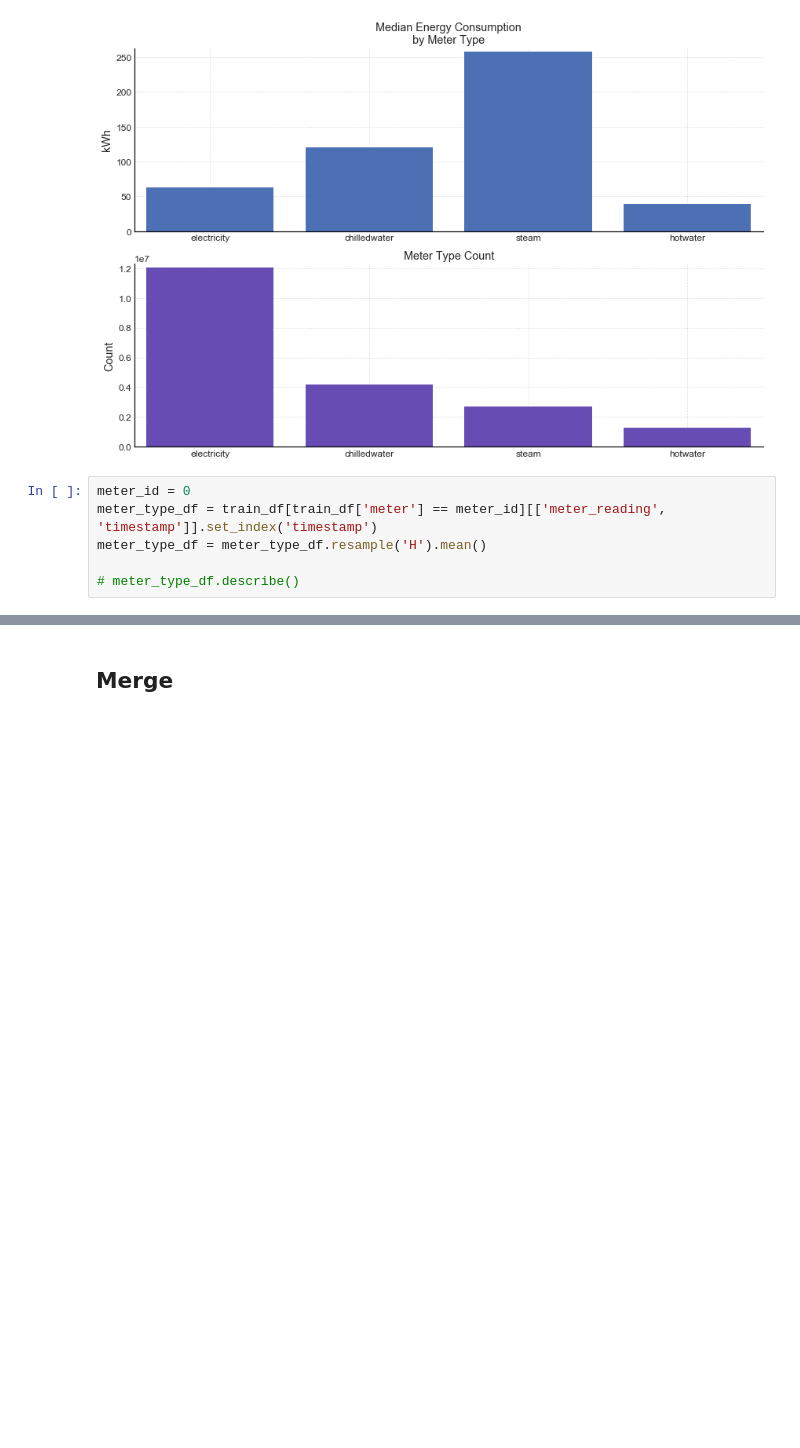
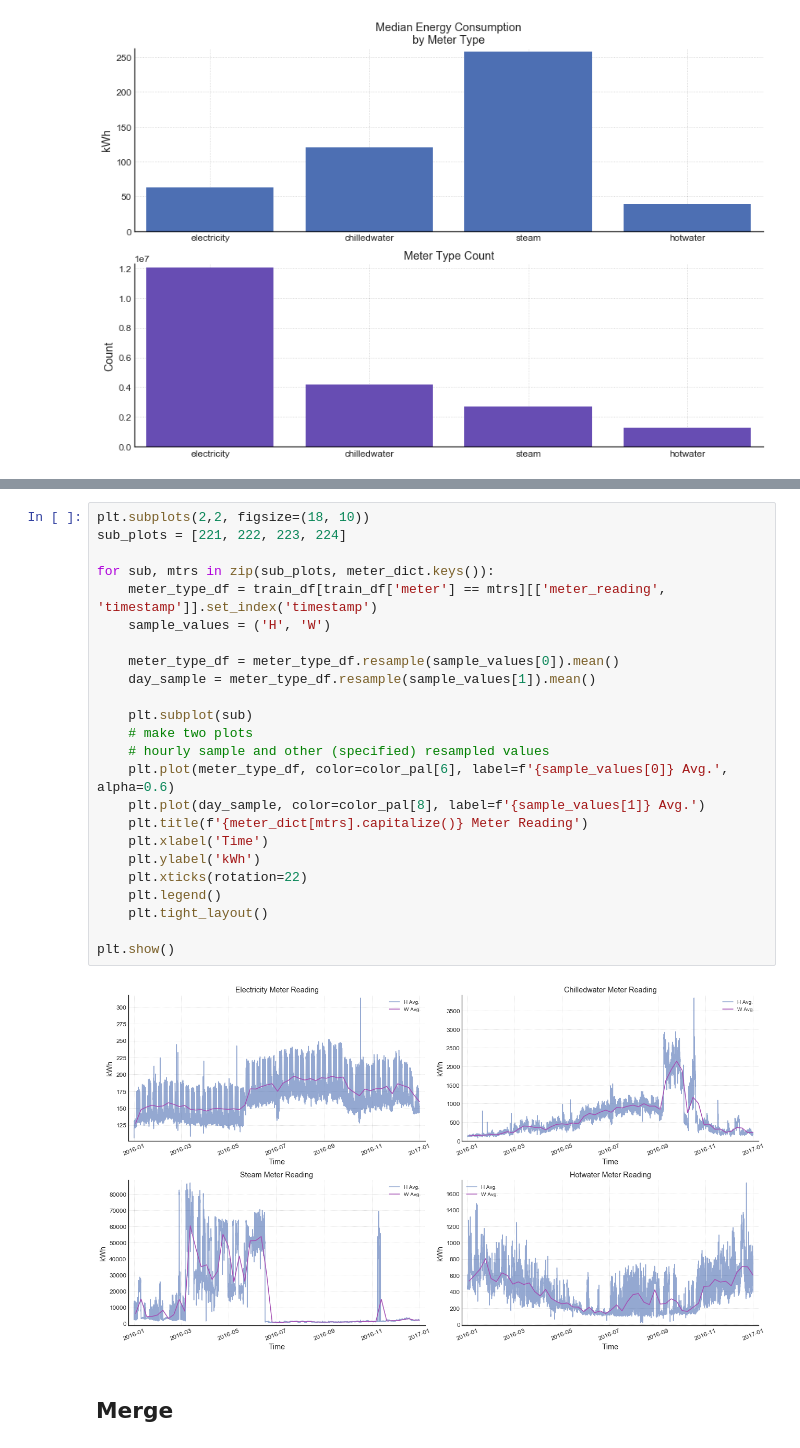
Before and after one commit to sergatron/ASHRAE---Great-Energy-Predictor-III, a Jupyter notebook: EDA/eda.ipynb, the cells around one changed output, grey strips where cells are left out. Drawn from its saved outputs; the diff is of its cells as text; blank space fills up the shorter version.

Commit message:
Add subplots for meters

```diff
--- a/EDA/eda.ipynb
+++ b/EDA/eda.ipynb
@@ -582,9 +582,3 @@ plt.tight_layout()
 plt.show()
 # %% [output]
 [figure]
-# %%
-meter_id = 0
-meter_type_df = train_df[train_df['meter'] == meter_id][['meter_reading', 'timestamp']].set_index('timestamp')
-meter_type_df = meter_type_df.resample('H').mean()
-
-# meter_type_df.describe()
@@ -601,3 +628,29 @@ plt.show()
+# %%
+plt.subplots(2,2, figsize=(18, 10))
+sub_plots = [221, 222, 223, 224]
+
+for sub, mtrs in zip(sub_plots, meter_dict.keys()):
+    meter_type_df = train_df[train_df['meter'] == mtrs][['meter_reading', 'timestamp']].set_index('timestamp')
+    sample_values = ('H', 'W')
+
+    meter_type_df = meter_type_df.resample(sample_values[0]).mean()
+    day_sample = meter_type_df.resample(sample_values[1]).mean()
+
+    plt.subplot(sub)
+    # make two plots
+    # hourly sample and other (specified) resampled values
+    plt.plot(meter_type_df, color=color_pal[6], label=f'{sample_values[0]} Avg.', alpha=0.6)
+    plt.plot(day_sample, color=color_pal[8], label=f'{sample_values[1]} Avg.')
+    plt.title(f'{meter_dict[mtrs].capitalize()} Meter Reading')
+    plt.xlabel('Time')
+    plt.ylabel('kWh')
+    plt.xticks(rotation=22)
+    plt.legend()
+    plt.tight_layout()
+
+plt.show()
+# %% [output]
+[figure, added]
 # %% [markdown]
 ## Merge
 # %%
```
Also changed, not shown: parts of 9 cells of this notebook.
